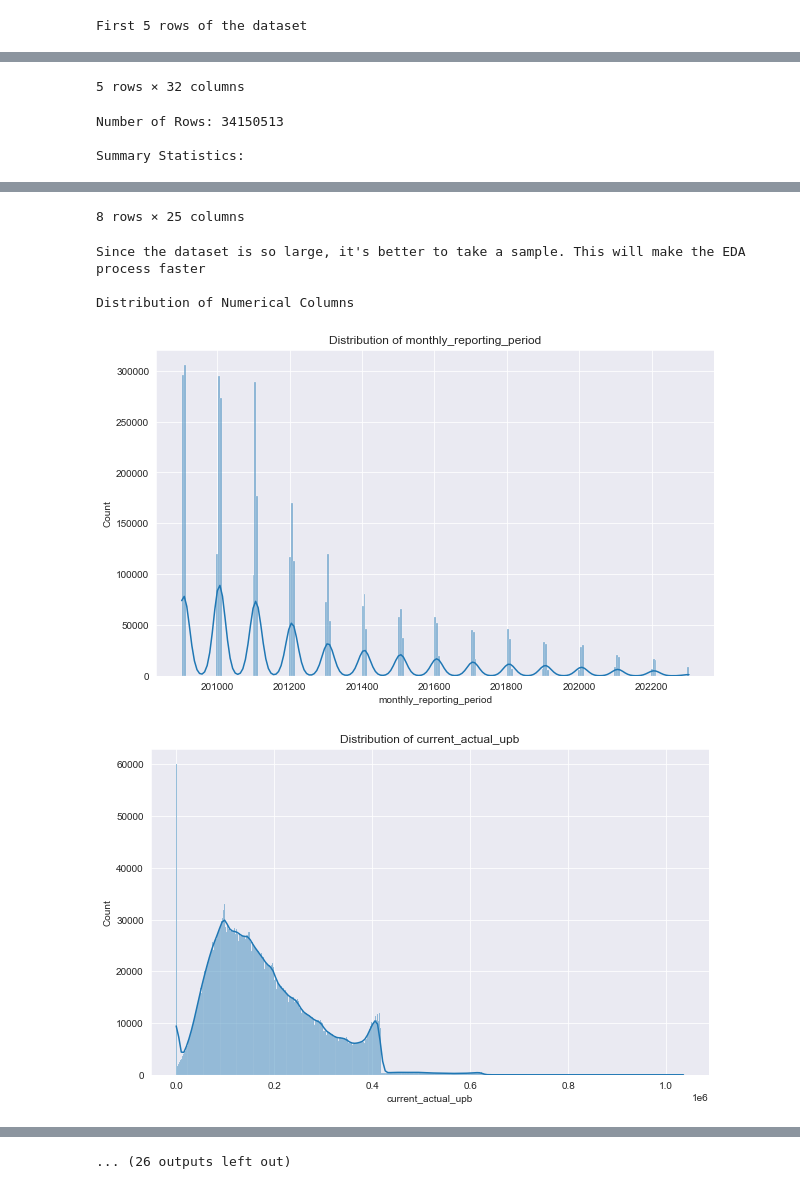
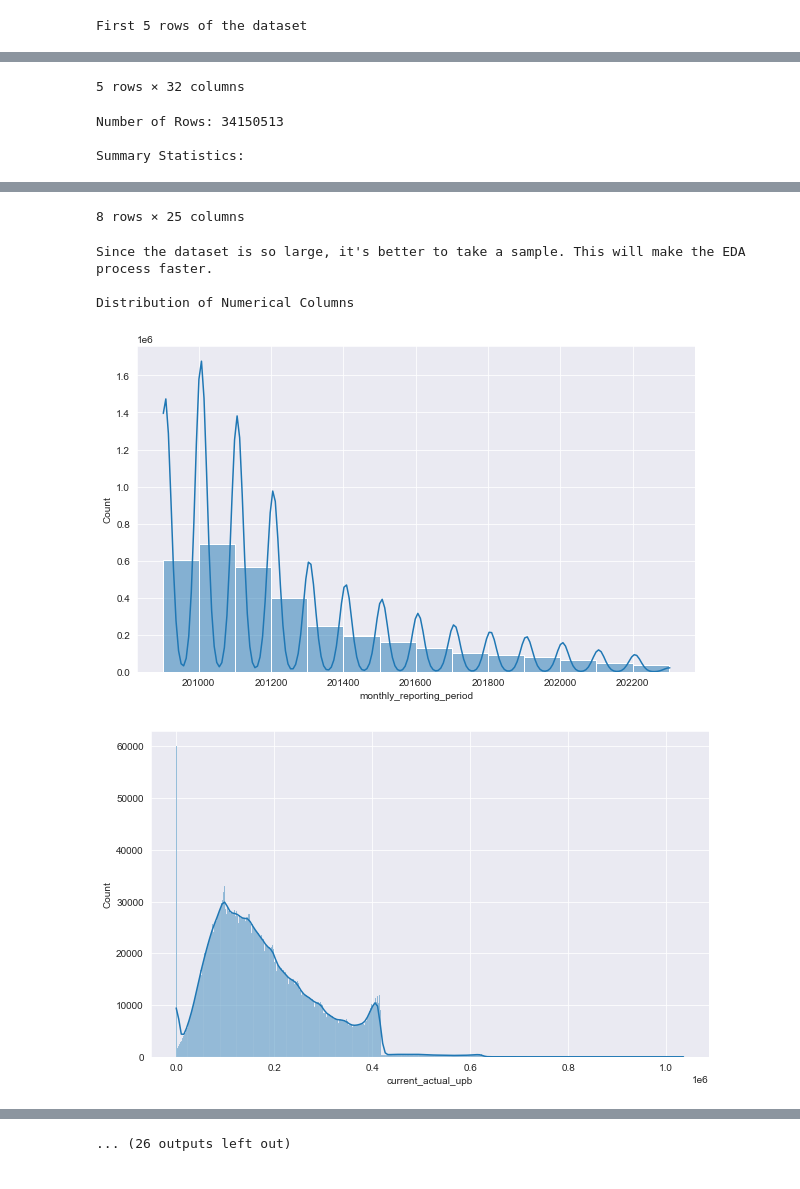
Before and after one commit to riyamhatre/risknet, a Jupyter notebook: src/risknet/notebooks/automated_EDA.ipynb, the cells around one changed output, grey strips where cells are left out. Drawn from its saved outputs; the diff is of its cells as text; code cells hidden in the pictures.

```diff
--- a/src/risknet/notebooks/automated_EDA.ipynb
+++ b/src/risknet/notebooks/automated_EDA.ipynb
@@ -5,7 +5,8 @@ import dask.dataframe as dd
 import matplotlib.pyplot as plt
 import seaborn as sns
 from IPython.display import display
-def EDA(path):
+
+def monthly_EDA(path):
     monthly = dd.read_csv(path, sep='|',
                           header=None, dtype={23: 'object',
                                               24: 'object',
@@ -30,25 +31,33 @@ def EDA(path):
                        ,"interest_bearing"]
     print("First 5 rows of the dataset")
     display(monthly.head())
+    print(" ")
     print("Number of Rows: " + str(monthly.shape[0].compute()))
     print(" ")
     summary = monthly.describe()
     print("Summary Statistics:")
     display(summary.compute())
 
-    print("Since the dataset is so large, it's better to take a sample. This will make the EDA process faster")
+    print("Since the dataset is so large, it's better to take a sample. This will make the EDA process faster.")
     print(" ")
 
     month_sub = monthly.sample(frac=0.1, random_state=42).compute()  # Adjust frac according to your needs
 
     print("Distribution of Numerical Columns")
+    dates = ['monthly_reporting_period','repurchase_flag',"zero_balance_effective_date",'due_date_last_installment']
     for column in month_sub.select_dtypes(include=['float64', 'int64']).columns:
         plt.figure(figsize=(10, 6))
-        sns.histplot(month_sub[column], kde=True)
-        plt.title(f'Distribution of {column}')
-        plt.show()
+        if column not in dates:
+            sns.histplot(month_sub[column], kde=True)
+        else: #for columns with date values
+            no_nans = month_sub[column].dropna()
+            sliced_data = no_nans.astype(str).str.slice(0,4) #extra data cleaning
+            sns.histplot(data = no_nans.astype(int), bins = sorted((sliced_data.unique()+ "00").astype(int)),kde =True)
+    plt.title(f'Distribution of {column}')
+    plt.show()
     print(" ")
     print("Proportion of Nulls in the dataframe")
+    print(" ")
     nans = month_sub.isna().sum( )/ month_sub.shape[0]
     display(nans)
     print(" ")
@@ -110,31 +119,31 @@ def EDA(path):
     print("Check correlations for numerical columns")
     sns.heatmap(month_sub[num_nulls].corr(), annot=True, cmap= 'magma', fmt='.2f')
 # %%
-EDA('/Users/riyamhatre/Downloads/historical_data_2009Q1/historical_data_time_2009Q1.txt')
+monthly_EDA('/Users/riyamhatre/Downloads/historical_data_2009Q1/historical_data_time_2009Q1.txt')
 # %% [output]
 First 5 rows of the dataset
 |  | loan_sequence_number | monthly_reporting_period | current_actual_upb | current_loan_delinquency_status | loan_age | ... |
 | 0 | F09Q10000001 | 200903 | 274000.0 | 0 | 0 | ... |
 | 1 | F09Q10000001 | 200904 | 274000.0 | 0 | 1 | ... |
 | 2 | F09Q10000001 | 200905 | 274000.0 | 0 | 2 | ... |
 | 3 | F09Q10000001 | 200906 | 273000.0 | 0 | 3 | ... |
 | 4 | F09Q10000001 | 200907 | 273000.0 | 0 | 4 | ... |
 5 rows × 32 columns
 Number of Rows: 34150513
 
 Summary Statistics:
 |  | monthly_reporting_period | current_actual_upb | loan_age | remaining_months_to_maturity | repurchase_flag | ... |
 | count | 3.415051e+07 | 3.415051e+07 | 3.415051e+07 | 3.415051e+07 | 1141.000000 | ... |
 | mean | 2.012337e+05 | 1.792234e+05 | 4.208316e+01 | 2.865958e+02 | 201188.929010 | ... |
 | std | 3.225698e+02 | 1.078897e+05 | 3.819135e+01 | 7.821757e+01 | 181.832281 | ... |
 | min | 2.009010e+05 | 0.000000e+00 | 0.000000e+00 | -8.000000e+00 | 200904.000000 | ... |
 | 25% | 2.010090e+05 | 1.216138e+05 | 1.700000e+01 | 2.940000e+02 | 201107.000000 | ... |
 | 50% | 2.012040e+05 | 1.890568e+05 | 3.600000e+01 | 3.330000e+02 | 201206.250000 | ... |
 | 75% | 2.015040e+05 | 3.120000e+05 | 7.100000e+01 | 3.500000e+02 | 201406.000000 | ... |
 | max | 2.023030e+05 | 1.078000e+06 | 1.700000e+02 | 5.490000e+02 | 202007.000000 | ... |
 8 rows × 25 columns
-Since the dataset is so large, it's better to take a sample. This will make the EDA process faster
+Since the dataset is so large, it's better to take a sample. This will make the EDA process faster.
 
 Distribution of Numerical Columns
-[figure, old version]
+[figure, new version]
-[figure, old version]
+[figure, new version]
```
Also changed, not shown: parts of 3 cells of this notebook.
